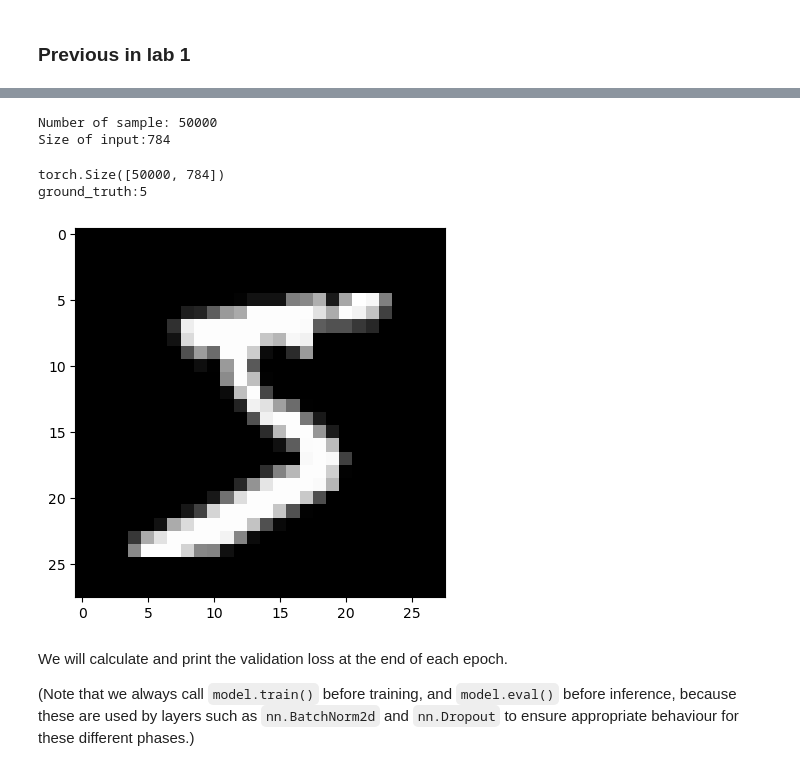
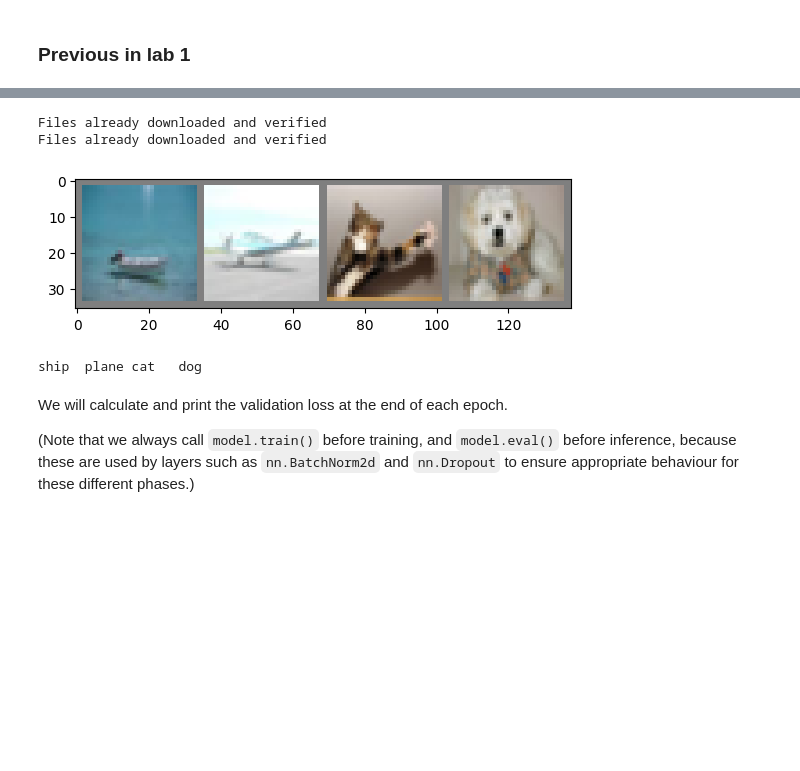
Before and after one commit to HsiuWen/DL_course_MS_HPC_IA, a Jupyter notebook: lab2023/Lab2_CNN_public.ipynb, the cells around one changed output, grey strips where cells are left out. Drawn from its saved outputs; the diff is of its cells as text; code cells hidden in the pictures; blank space fills up the shorter version.

```diff
--- a/lab2023/Lab2_CNN_public.ipynb
+++ b/lab2023/Lab2_CNN_public.ipynb
@@ -43,34 +53,58 @@ PermissionError: [Errno 13] Permission denied: '/files'
+# %%
+# Hyperparameters
+batch_size_train = 64 # batch size
+batch_size_test = 1000
+lr = 0.01 # learning rate
+epochs = 10 # training epochs
+
+transform = transforms.Compose(
+    [transforms.ToTensor(),
+     transforms.Normalize((0.5, 0.5, 0.5), (0.5, 0.5, 0.5))])
+
+batch_size = 4
+
+trainset = torchvision.datasets.CIFAR10(root='./data', train=True,
+                                        download=True, transform=transform)
+trainloader = torch.utils.data.DataLoader(trainset, batch_size=batch_size,
+                                          shuffle=True, num_workers=2)
+
+testset = torchvision.datasets.CIFAR10(root='./data', train=False,
+                                       download=True, transform=transform)
+testloader = torch.utils.data.DataLoader(testset, batch_size=batch_size,
+                                         shuffle=False, num_workers=2)
+
+classes = ('plane', 'car', 'bird', 'cat',
+           'deer', 'dog', 'frog', 'horse', 'ship', 'truck')
+# %% [output]
+Files already downloaded and verified
+Files already downloaded and verified
 # %%
 import torch.nn.functional as F
 from torch import nn
 from torch import optim
 from torch.utils.data import TensorDataset, DataLoader
-
-
-x_train, y_train, x_valid, y_valid = map(
-    torch.tensor, (x_train, y_train, x_valid, y_valid)
-)
-n, c = x_train.shape
-print('Number of sample: {} \nSize of input:{}'.format(n,c))
-
-train_ds = TensorDataset(x_train, y_train)
-train_dl = DataLoader(train_ds, batch_size=bs, shuffle=True)
-
-valid_ds = TensorDataset(x_valid, y_valid)
-valid_dl = DataLoader(valid_ds, batch_size=bs * 2)
-# %% [output]
-Number of sample: 50000
-Size of input:784
-# %%
-import matplotlib.pyplot as plt
-
-plt.imshow(x_train[0].reshape((28, 28)), cmap="gray")
-print(x_train.shape)
-print(f"ground_truth:{y_train[0]}")
-# %% [output]
-torch.Size([50000, 784])
-ground_truth:5
-[figure, removed]
+# %%
+import matplotlib.pyplot as plt
+import numpy as np
+
+def imshow(img):
+    img = img / 2 + 0.5     # unnormalize
+    npimg = img.numpy()
+    plt.imshow(np.transpose(npimg, (1, 2, 0)))
+    plt.show()
+
+
+# get some random training images
+dataiter = iter(trainloader)
+images, labels = next(dataiter)
+
+# show images
+imshow(torchvision.utils.make_grid(images))
+# print labels
+print(' '.join(f'{classes[labels[j]]:5s}' for j in range(batch_size)))
+# %% [output]
+[figure, added]
+ship  plane cat   dog
 # %%
 def accuracy(out, yb):
     preds = torch.argmax(out, dim=1)
```
Also changed, not shown: parts of 9 cells of this notebook.
